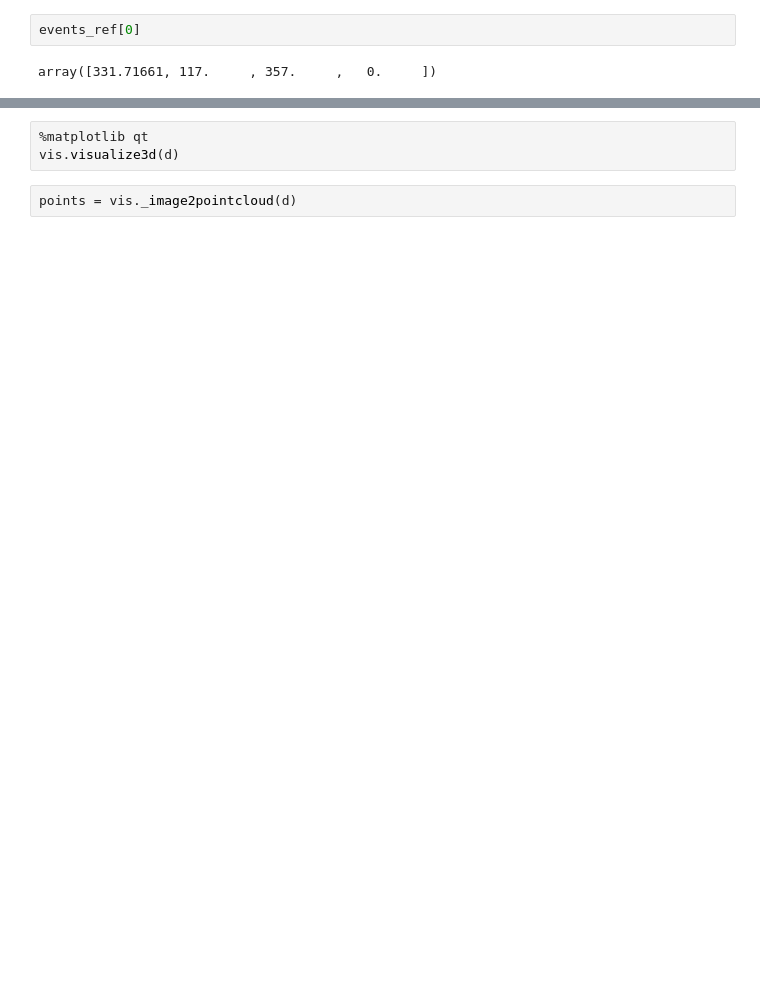
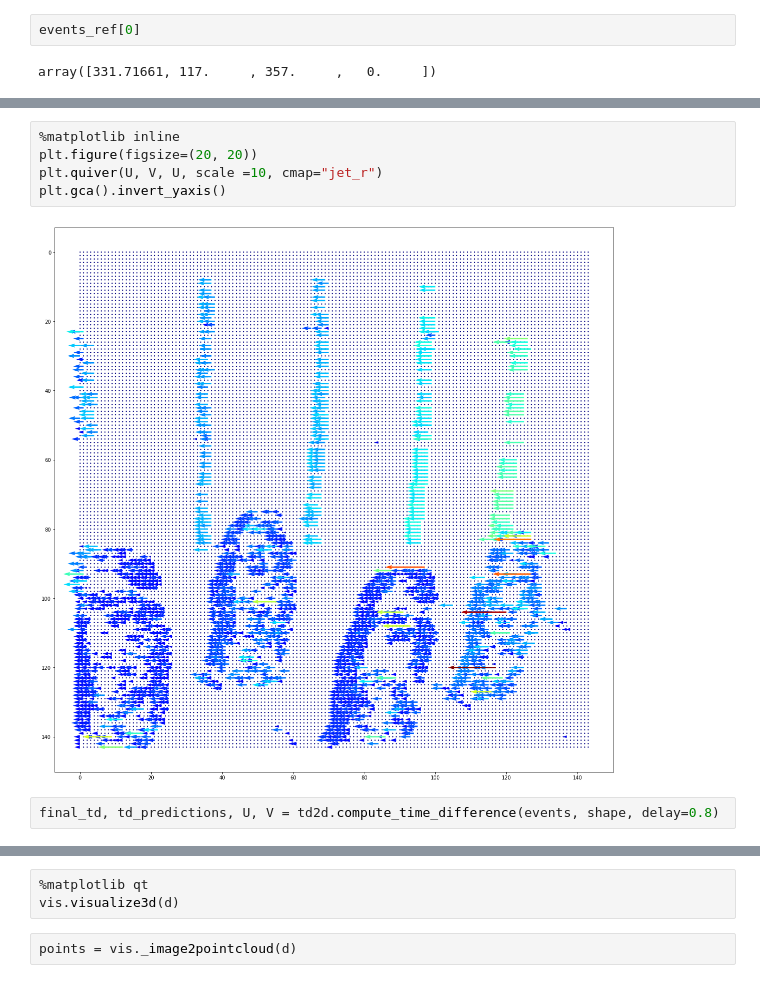
Before and after one commit to stefanochi/depth, a Jupyter notebook: pure_python_evaluation/time_filtering/time_filter_test_vie.ipynb, the cells around one changed output, grey strips where cells are left out. Drawn from its saved outputs; the diff is of its cells as text; blank space fills up the shorter version.

```diff
--- a/pure_python_evaluation/time_filtering/time_filter_test_vie.ipynb
+++ b/pure_python_evaluation/time_filtering/time_filter_test_vie.ipynb
@@ -104,3 +266,12 @@ for e in tqdm(events):
             else:
                 predictions[y_p, x_p] = [pred_time]
                 td_predictions[y_p, x_p] = [time_difference]
+# %%
+%matplotlib inline
+plt.figure(figsize=(20, 20))
+plt.quiver(U, V, U, scale =10, cmap="jet_r")
+plt.gca().invert_yaxis()
+# %% [output]
+[figure, added]
+# %%
+final_td, td_predictions, U, V = td2d.compute_time_difference(events, shape, delay=0.8)
```
Also changed, not shown: parts of 36 cells of this notebook, 29 other files.
